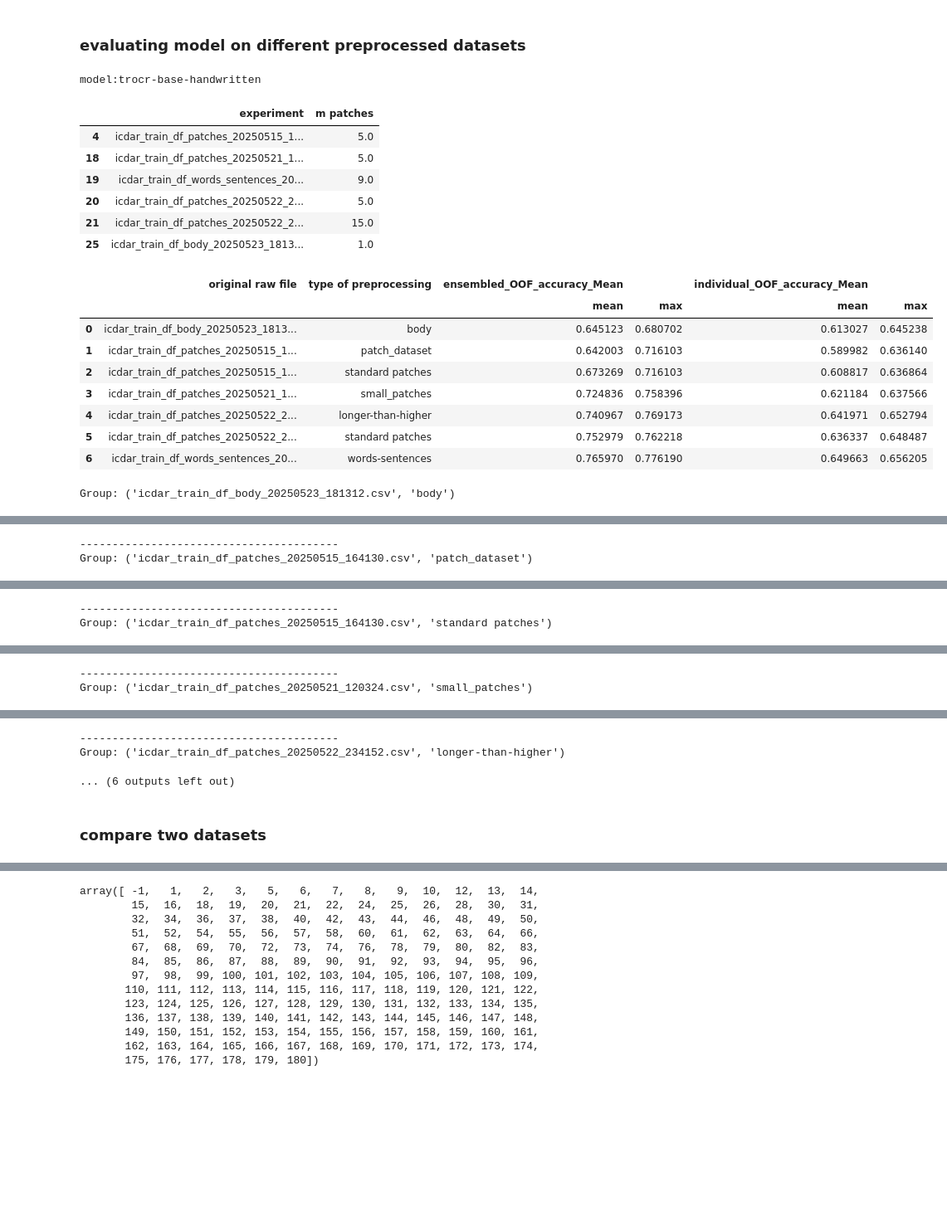
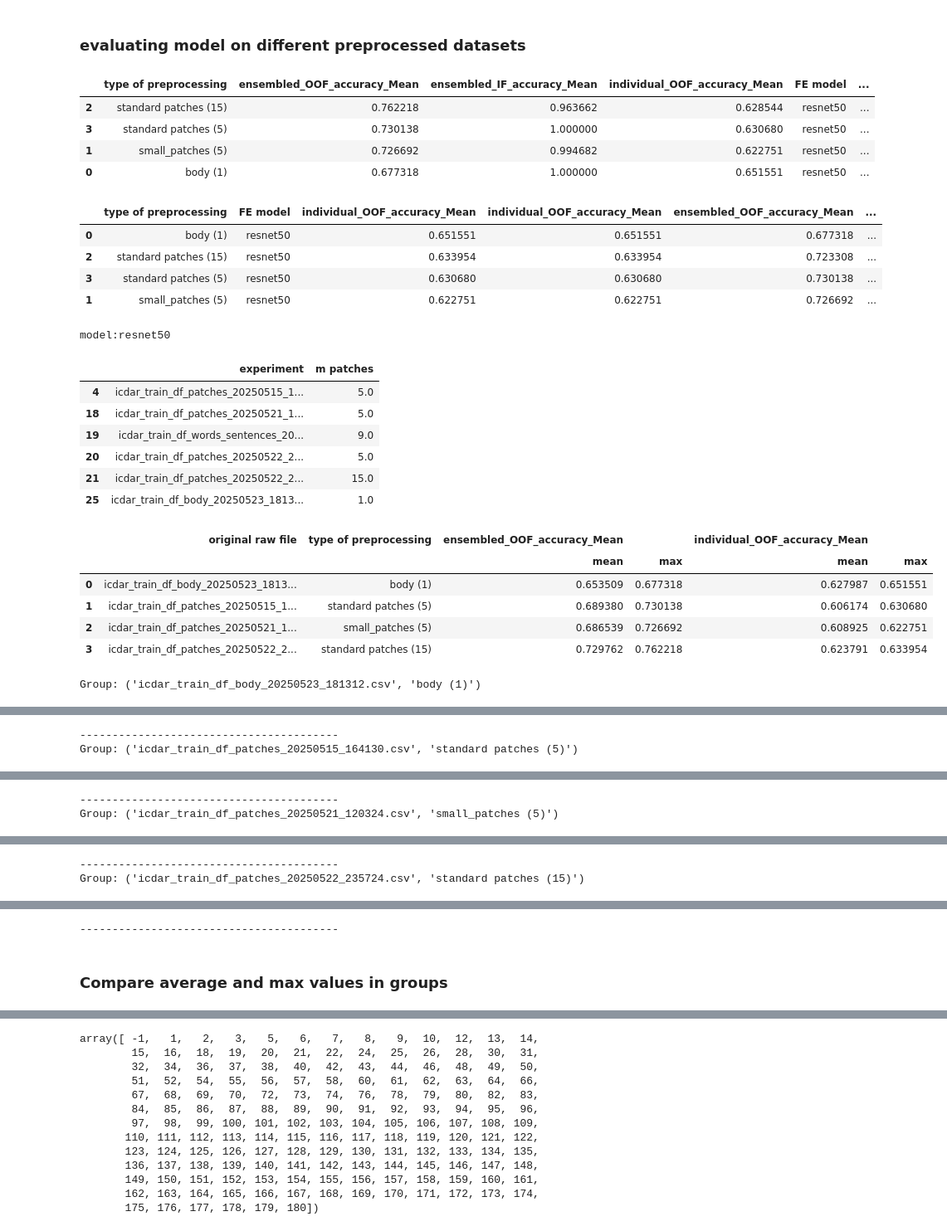
Before and after one commit to gitMorelli/gender_detection, a Jupyter notebook: notebooks/others/explore_log_preprocessed_data.ipynb, the cells around one changed output, grey strips where cells are left out. Shown at 83% size. Saved outputs shown, nothing was run; the diff lists cells and outputs as text; code cells hidden in the pictures; blank space fills up the shorter version.

```diff
--- a/notebooks/others/explore_log_preprocessed_data.ipynb
+++ b/notebooks/others/explore_log_preprocessed_data.ipynb
@@ -289,6 +289,15 @@ df_2 = file_IO.assemble_csv_from_log(LOG_FILE_2)
 df_2['created'] = pd.to_datetime(df_2['created'])
 df_2['experiment'] = df_2['experiment'].apply(lambda x: os.path.basename(str(x)))
 all_columns_2=df_2.columns
+# %%
+# Map 'm patches' and 'type' from df_2 to df_exp based on 'original raw file' and 'experiment'
+df_exp = df_exp.copy()
+df_exp['m patches'] = df_exp['original raw file'].map(df_2.set_index('experiment')['m patches'])
+df_exp['type of preprocessing'] = df_exp['original raw file'].map(df_2.set_index('experiment')['type'])
+df_exp['type of preprocessing'] = df_exp.apply(
+    lambda row: f"{row['type of preprocessing']} ({int(row['m patches'])})" if pd.notnull(row['m patches']) else row['type of preprocessing'],
+    axis=1
+)
 # %% [markdown]
 ## tests
 # %%
@@ -664,34 +958,50 @@ display(non_pca[ensembled_acc_cols+individual_acc_cols].describe())
 | max | 1.000000 | 0.794110 | 0.365789 | 1.000000 | ... |
 # %% [markdown]
 ### evaluating model on different preprocessed datasets
+# %%
+# trocr-base-handwritten, vit-base-patch16-224-in21k, resnet50
+df_specific=df_exp[df_exp['FE model']=='resnet50']
+display_specific(max_accuracy(df_specific, filters=None, aggregation='ensembled').groupby('type of preprocessing', as_index=False).first().sort_values(by='ensembled_OOF_accuracy_Mean', ascending=False),
+              n=10, cols=['type of preprocessing','ensembled_OOF_accuracy_Mean','ensembled_IF_accuracy_Mean', 'individual_OOF_accuracy_Mean',
+                                              'FE model','classifier model','with PCA'])
+display_specific(max_accuracy(df_specific, filters=None, aggregation='individual').groupby('type of preprocessing', as_index=False).first().sort_values(by='individual_OOF_accuracy_Mean', ascending=False),
+              n=10, cols=['type of preprocessing','FE model','individual_OOF_accuracy_Mean','individual_OOF_accuracy_Mean','ensembled_OOF_accuracy_Mean','ensembled_IF_accuracy_Mean','classifier model','with PCA'])
+# %% [output]
+|  | type of preprocessing | ensembled_OOF_accuracy_Mean | ensembled_IF_accuracy_Mean | individual_OOF_accuracy_Mean | FE model | ... |
+| 2 | standard patches (15) | 0.762218 | 0.963662 | 0.628544 | resnet50 | ... |
+| 3 | standard patches (5) | 0.730138 | 1.000000 | 0.630680 | resnet50 | ... |
+| 1 | small_patches (5) | 0.726692 | 0.994682 | 0.622751 | resnet50 | ... |
+| 0 | body (1) | 0.677318 | 1.000000 | 0.651551 | resnet50 | ... |
+|  | type of preprocessing | FE model | individual_OOF_accuracy_Mean | individual_OOF_accuracy_Mean | ensembled_OOF_accuracy_Mean | ... |
+| 0 | body (1) | resnet50 | 0.651551 | 0.651551 | 0.677318 | ... |
+| 2 | standard patches (15) | resnet50 | 0.633954 | 0.633954 | 0.723308 | ... |
+| 3 | standard patches (5) | resnet50 | 0.630680 | 0.630680 | 0.730138 | ... |
+| 1 | small_patches (5) | resnet50 | 0.622751 | 0.622751 | 0.726692 | ... |
 # %%
-selected_model = 'trocr-base-handwritten'
+selected_model = 'resnet50'
 print(f"model:{selected_model}")
 file_names=get_unique(df,col='original raw file')
 selected_experiments = df_2[df_2['experiment'].isin(file_names)]
 display(selected_experiments[['experiment', 'm patches']])
 groups=fixed_model_varying_inputs(df_exp, model_name=selected_model,filters=None,grouping_cols=['original raw file','type of preprocessing'],feature='ensembled_OOF_accuracy_Mean',ascending=False)
 display_specific(aggregate_statistics(groups,['ensembled_OOF_accuracy_Mean','individual_OOF_accuracy_Mean'],['mean','max']), n=10)
 display_group(groups, n=2, cols=ensembled_acc_cols+exp_properties)
 #groups=fixed_model_varying_inputs(df_exp, model_name=selected_model,filters=None,feature='type of preprocessing',ascending=False)
 #display_specific(aggregate_statistics(groups,['ensembled_OOF_accuracy_Mean','individual_OOF_accuracy_Mean'],['mean','max']), n=10)
 # %% [output]
-model:trocr-base-handwritten
+model:resnet50
 |  | experiment | m patches |
 | 4 | icdar_train_df_patches_20250515_1... | 5.0 |
 | 18 | icdar_train_df_patches_20250521_1... | 5.0 |
 | 19 | icdar_train_df_words_sentences_20... | 9.0 |
 | 20 | icdar_train_df_patches_20250522_2... | 5.0 |
 | 21 | icdar_train_df_patches_20250522_2... | 15.0 |
 | 25 | icdar_train_df_body_20250523_1813... | 1.0 |
 |  | original raw file | type of preprocessing | ensembled_OOF_accuracy_Mean |  | individual_OOF_accuracy_Mean |  |
 |  |  |  | mean | max | mean | max |
-| 0 | icdar_train_df_body_20250523_1813... | body | 0.645123 | 0.680702 | 0.613027 | 0.645238 |
-| 1 | icdar_train_df_patches_20250515_1... | patch_dataset | 0.642003 | 0.716103 | 0.589982 | 0.636140 |
-| 2 | icdar_train_df_patches_20250515_1... | standard patches | 0.673269 | 0.716103 | 0.608817 | 0.636864 |
-| 3 | icdar_train_df_patches_20250521_1... | small_patches | 0.724836 | 0.758396 | 0.621184 | 0.637566 |
-| 4 | icdar_train_df_patches_20250522_2... | longer-than-higher | 0.740967 | 0.769173 | 0.641971 | 0.652794 |
-| 5 | icdar_train_df_patches_20250522_2... | standard patches | 0.752979 | 0.762218 | 0.636337 | 0.648487 |
-| 6 | icdar_train_df_words_sentences_20... | words-sentences | 0.765970 | 0.776190 | 0.649663 | 0.656205 |
+| 0 | icdar_train_df_body_20250523_1813... | body (1) | 0.653509 | 0.677318 | 0.627987 | 0.651551 |
+| 1 | icdar_train_df_patches_20250515_1... | standard patches (5) | 0.689380 | 0.730138 | 0.606174 | 0.630680 |
+| 2 | icdar_train_df_patches_20250521_1... | small_patches (5) | 0.686539 | 0.726692 | 0.608925 | 0.622751 |
+| 3 | icdar_train_df_patches_20250522_2... | standard patches (15) | 0.729762 | 0.762218 | 0.623791 | 0.633954 |
-Group: ('icdar_train_df_body_20250523_181312.csv', 'body')
+Group: ('icdar_train_df_body_20250523_181312.csv', 'body (1)')
 |  | ensembled_IF_accuracy_Mean | ensembled_OOF_accuracy_Mean | ensembled_Generalization Gap | type of preprocessing | FE model | ... |
@@ -700,3 +1010,3 @@ Group: ('icdar_train_df_body_20250523_181312.csv', 'body')
 ----------------------------------------
-Group: ('icdar_train_df_patches_20250515_164130.csv', 'patch_dataset')
+Group: ('icdar_train_df_patches_20250515_164130.csv', 'standard patches (5)')
 |  | ensembled_IF_accuracy_Mean | ensembled_OOF_accuracy_Mean | ensembled_Generalization Gap | type of preprocessing | FE model | ... |
@@ -705,3 +1015,3 @@ Group: ('icdar_train_df_patches_20250515_164130.csv', 'patch_dataset')
 ----------------------------------------
-Group: ('icdar_train_df_patches_20250515_164130.csv', 'standard patches')
+Group: ('icdar_train_df_patches_20250521_120324.csv', 'small_patches (5)')
 |  | ensembled_IF_accuracy_Mean | ensembled_OOF_accuracy_Mean | ensembled_Generalization Gap | type of preprocessing | FE model | ... |
@@ -710,3 +1020,3 @@ Group: ('icdar_train_df_patches_20250515_164130.csv', 'standard patches')
 ----------------------------------------
-Group: ('icdar_train_df_patches_20250521_120324.csv', 'small_patches')
+Group: ('icdar_train_df_patches_20250522_235724.csv', 'standard patches (15)')
 |  | ensembled_IF_accuracy_Mean | ensembled_OOF_accuracy_Mean | ensembled_Generalization Gap | type of preprocessing | FE model | ... |
@@ -715,10 +1025,8 @@ Group: ('icdar_train_df_patches_20250521_120324.csv', 'small_patches')
 ----------------------------------------
-Group: ('icdar_train_df_patches_20250522_234152.csv', 'longer-than-higher')
-... (6 outputs left out)
 # %%
 ###
 # %% [markdown]
-### compare two datasets
+### Compare average and max values in groups
 # %%
 datasets=['icdar_train_df_body_20250523_181312.csv', 'icdar_train_df_patches_20250515_164130.csv']
 filtered_df= df_exp[df_exp['original raw file'].isin(datasets)]
```
Also changed, not shown: parts of 22 cells of this notebook, 3 other files.
